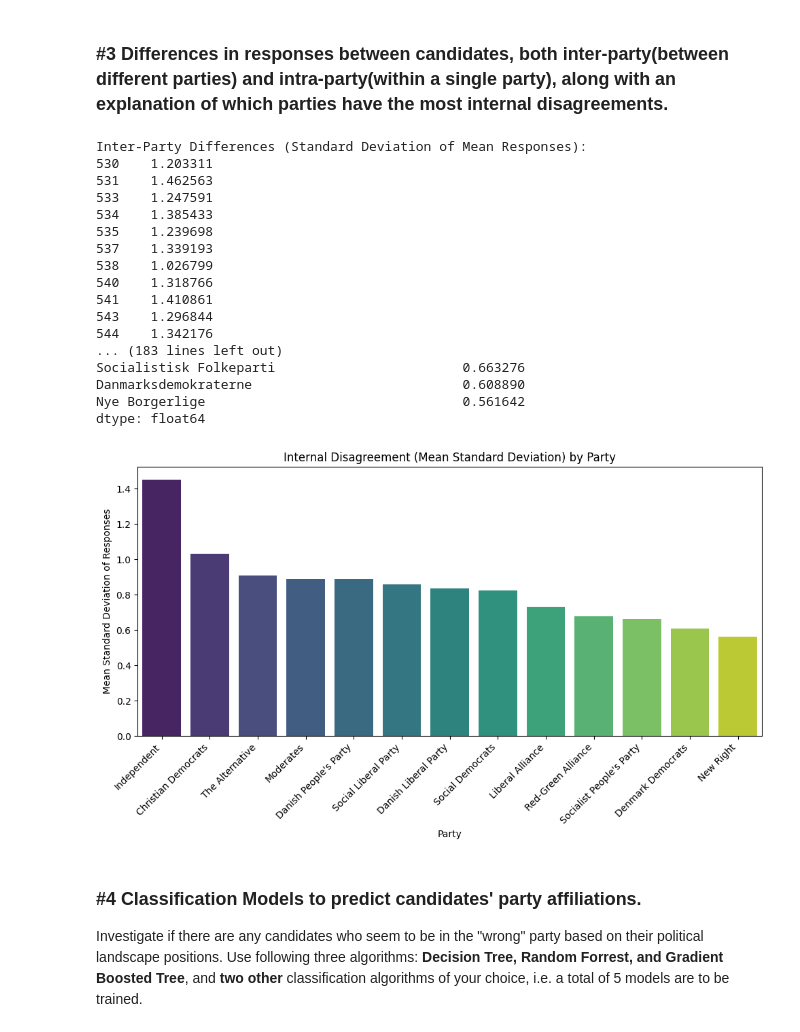
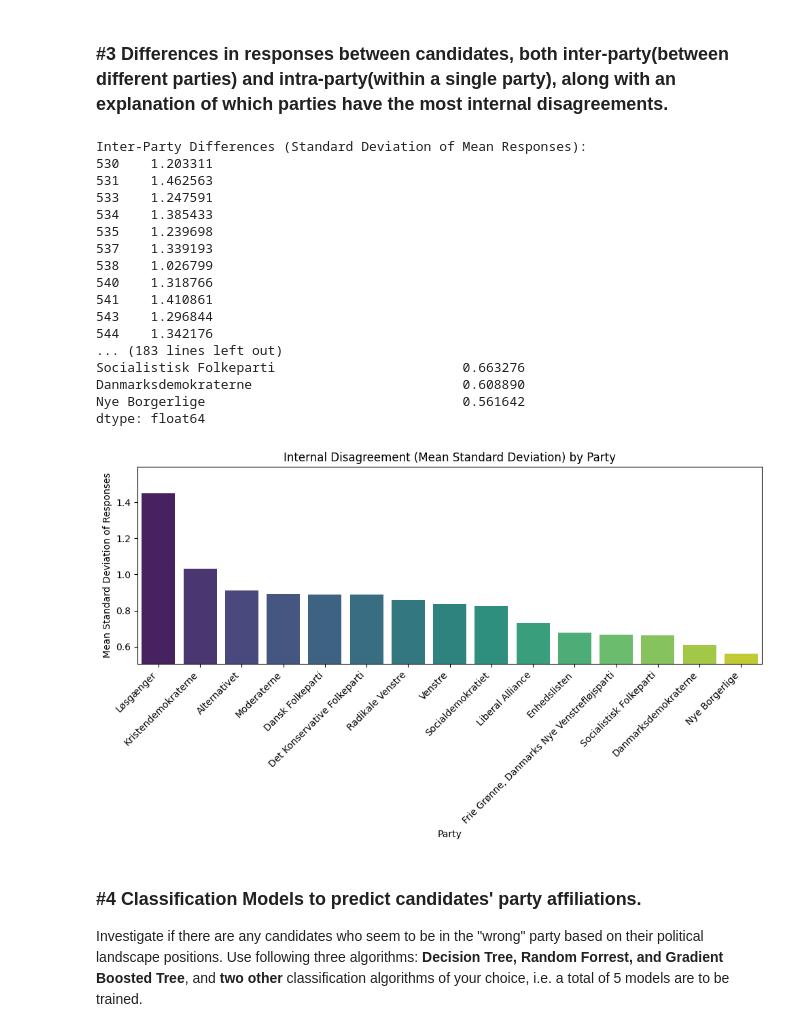
Before and after one commit to saransing/Machine-Learning, a Jupyter notebook: 2. Political Candiate Test 2022 Analysis Part 1/2. Candidate Test 2022 I.ipynb, the cells around one changed output. Saved outputs shown, nothing was run; the diff lists cells and outputs as text; code cells hidden in the pictures.

```diff
--- a/2. Political Candiate Test 2022 Analysis Part 1/2. Candidate Test 2022 I.ipynb
+++ b/2. Political Candiate Test 2022 Analysis Part 1/2. Candidate Test 2022 I.ipynb
@@ -240,57 +264,35 @@ print(intra_party_diffs)
 print("\nParties with Most Internal Disagreement (Mean Standard Deviation):")
 print(internal_disagreement)
 
 # Step 6: Visualization - Bar Plot for Internal Disagreement
-
-# Mapping Danish party names to their English equivalents
-party_name_mapping = {
-    'Socialdemokratiet': 'Social Democrats',
-    'Venstre': 'Danish Liberal Party',
-    'Moderaterne': 'Moderates',
-    'Socialistisk Folkeparti': "Socialist People's Party",
-    'Danmarksdemokraterne': 'Denmark Democrats',
-    'Liberal Alliance': 'Liberal Alliance',
-    'Konservative': "Conservative People's Party",
-    'Enhedslisten': 'Red-Green Alliance',
-    'Radikale Venstre': 'Social Liberal Party',
-    'Nye Borgerlige': 'New Right',
-    'Alternativet': 'The Alternative',
-    'Dansk Folkeparti': "Danish People's Party",
-    'Frie Grønne': 'Free Greens',
-    'Kristendemokraterne': 'Christian Democrats',
-    'Løsgænger': 'Independent'
-}
-
-# Replace Danish names with English equivalents in the index
-internal_disagreement.index = internal_disagreement.index.map(party_name_mapping)
-
 plt.figure(figsize=(10, 6))
 sns.barplot(x=internal_disagreement.index, y=internal_disagreement.values, hue=internal_disagreement.index, palette='viridis', dodge=False, legend=False)
 plt.title('Internal Disagreement (Mean Standard Deviation) by Party')
 plt.xlabel('Party')
 plt.ylabel('Mean Standard Deviation of Responses')
 plt.xticks(rotation=45, ha='right')
+plt.ylim(internal_disagreement.values.min() * 0.9, internal_disagreement.values.max() * 1.1)
 plt.tight_layout()
 plt.show()
 # %% [output]
 Inter-Party Differences (Standard Deviation of Mean Responses):
 530    1.203311
 531    1.462563
 533    1.247591
 534    1.385433
 535    1.239698
 537    1.339193
 538    1.026799
 540    1.318766
 541    1.410861
 543    1.296844
 544    1.342176
 ... (183 lines left out)
 Socialistisk Folkeparti                        0.663276
 Danmarksdemokraterne                           0.608890
 Nye Borgerlige                                 0.561642
 dtype: float64
-[figure, old version]
+[figure, new version]
 # %% [markdown]
 ### #4 Classification Models to predict candidates' party affiliations.
 Investigate if there are any candidates who seem to be in the "wrong" party based on their political landscape positions. Use following three algorithms: **Decision Tree, Random Forrest, and Gradient Boosted Tree**, and **two other** classification algorithms of your choice, i.e. a total of 5 models are to be trained.
```
Also changed, not shown: parts of 4 cells of this notebook.
